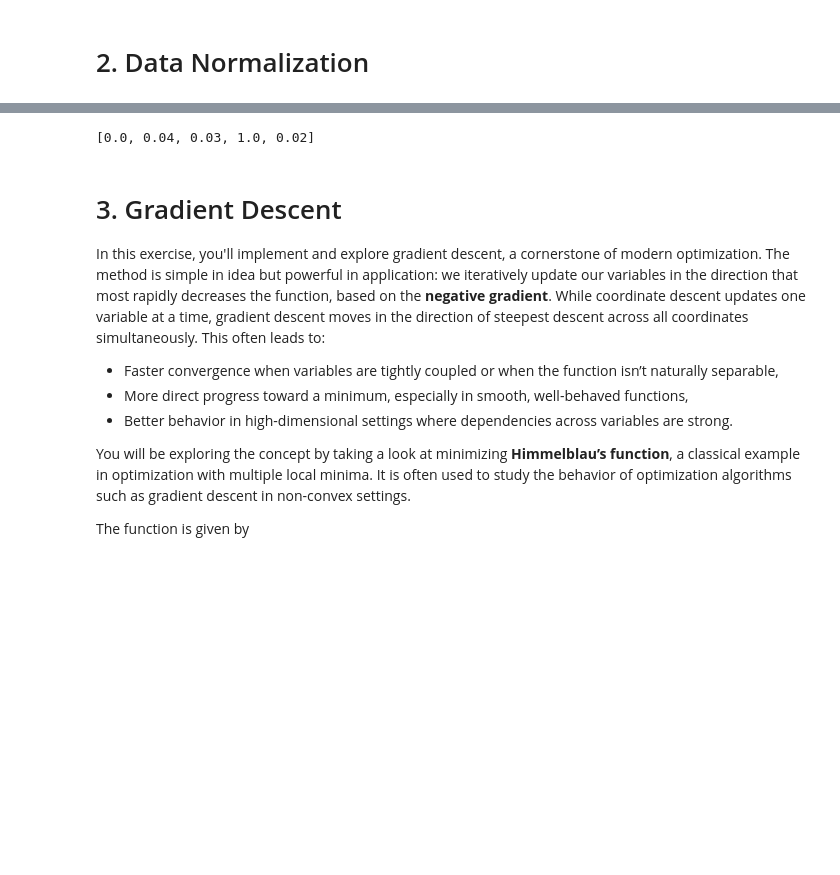
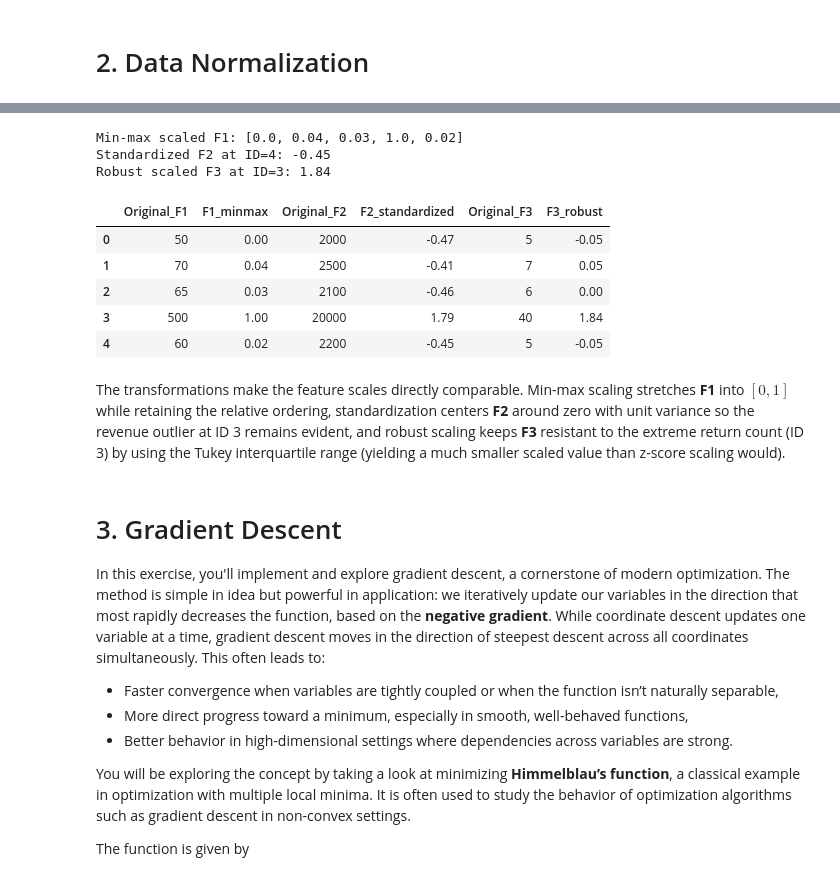
Before and after one commit to Luuuuuig/Trial, a Jupyter notebook: Homework 1_yijie.ipynb, the cells around one changed output, grey strips where cells are left out. Cells and saved outputs as stored; diff of their text form; code cells hidden in the pictures; blank space fills up the shorter version.

```diff
--- a/Homework 1_yijie.ipynb
+++ b/Homework 1_yijie.ipynb
@@ -205,20 +213,70 @@ F3_{robust}[ID=3] = 68/37
 $$
 # %%
-## 2a. Min-Max Scaling
+## 2a–2c. Scaling utilities and results
+import numpy as np
 import pandas as pd
-import numpy as np
-data = np.array([
-    [50, 70,65,500,60],
-    [2000, 2500, 2100, 20000, 2200],
-    [5, 7, 6, 40, 5]])
 
-def minmax_scale(data: list) -> list:
-    return np.round((data - np.min(data)) / (np.max(data) - np.min(data)), 2).tolist()
-dataF1=data[0]
-ans=minmax_scale(dataF1)
-print (ans)
+sales_df = pd.DataFrame({
+    "F1": [50, 70, 65, 500, 60],
+    "F2": [2000, 2500, 2100, 20000, 2200],
+    "F3": [5, 7, 6, 40, 5]
+})
+
+
+def minmax_scale(series: pd.Series) -> pd.Series:
+    values = series.to_numpy(dtype=float)
+    scaled = (values - values.min()) / (values.max() - values.min())
+    return pd.Series(np.round(scaled, 2), index=series.index)
+
+
+def standardize(series: pd.Series) -> pd.Series:
+    values = series.to_numpy(dtype=float)
+    scaled = (values - values.mean()) / values.std(ddof=1)
+    return pd.Series(np.round(scaled, 2), index=series.index)
+
+
+def robust_scale(series: pd.Series) -> pd.Series:
+    values = series.to_numpy(dtype=float)
+    median = float(np.median(values))
+    sorted_vals = np.sort(values)
+    lower = sorted_vals[: len(sorted_vals) // 2]
+    upper = sorted_vals[len(sorted_vals) // 2 + 1 :]
+    q1 = float(np.median(lower))
+    q3 = float(np.median(upper))
+    iqr = q3 - q1
+    scaled = (values - median) / iqr
+    return pd.Series(np.round(scaled, 2), index=series.index)
+
+# Compute requested transformations
+f1_minmax = minmax_scale(sales_df["F1"])
+f2_standardized = standardize(sales_df["F2"])
+f3_robust = robust_scale(sales_df["F3"])
+
+print("Min-max scaled F1:", f1_minmax.tolist())
+print("Standardized F2 at ID=4:", f2_standardized.loc[4])
+print("Robust scaled F3 at ID=3:", f3_robust.loc[3])
+
+summary = pd.DataFrame({
+    "Original_F1": sales_df["F1"],
+    "F1_minmax": f1_minmax,
+    "Original_F2": sales_df["F2"],
+    "F2_standardized": f2_standardized,
+    "Original_F3": sales_df["F3"],
+    "F3_robust": f3_robust,
+})
+summary
 # %% [output]
-[0.0, 0.04, 0.03, 1.0, 0.02]
+Min-max scaled F1: [0.0, 0.04, 0.03, 1.0, 0.02]
+Standardized F2 at ID=4: -0.45
+Robust scaled F3 at ID=3: 1.84
+|  | Original_F1 | F1_minmax | Original_F2 | F2_standardized | Original_F3 | F3_robust |
+| 0 | 50 | 0.00 | 2000 | -0.47 | 5 | -0.05 |
+| 1 | 70 | 0.04 | 2500 | -0.41 | 7 | 0.05 |
+| 2 | 65 | 0.03 | 2100 | -0.46 | 6 | 0.00 |
+| 3 | 500 | 1.00 | 20000 | 1.79 | 40 | 1.84 |
+| 4 | 60 | 0.02 | 2200 | -0.45 | 5 | -0.05 |
+# %% [markdown]
+The transformations make the feature scales directly comparable. Min-max scaling stretches **F1** into $[0,1]$ while retaining the relative ordering, standardization centers **F2** around zero with unit variance so the revenue outlier at ID 3 remains evident, and robust scaling keeps **F3** resistant to the extreme return count (ID 3) by using the Tukey interquartile range (yielding a much smaller scaled value than z-score scaling would).
 # %% [markdown]
 # 3. Gradient Descent
 
```
Also changed, not shown: parts of 11 cells of this notebook.
